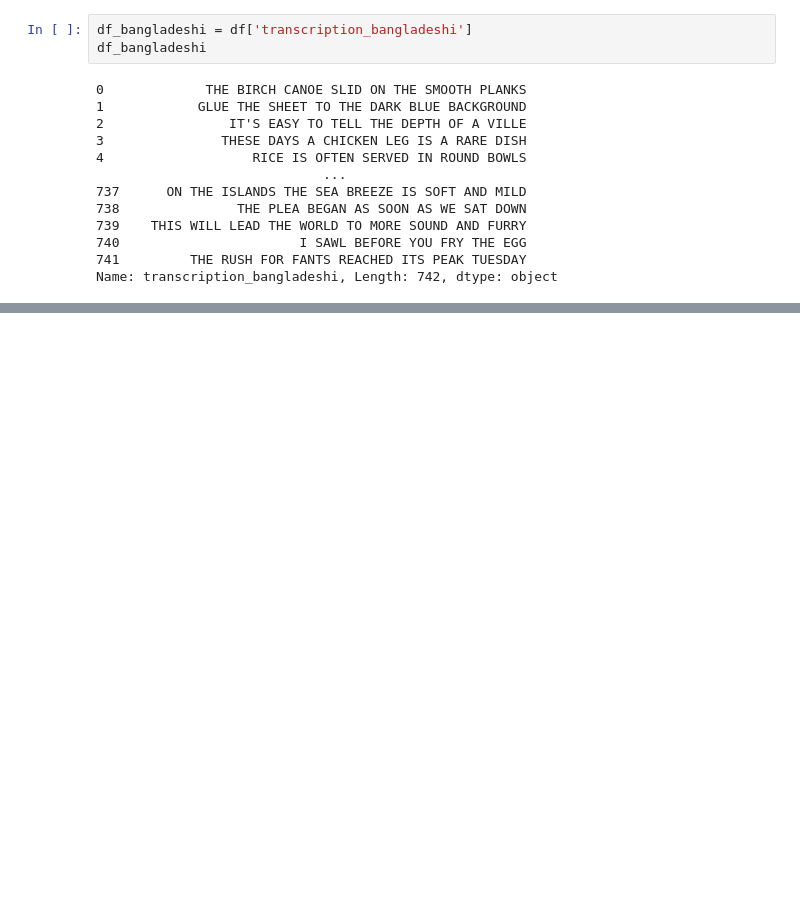
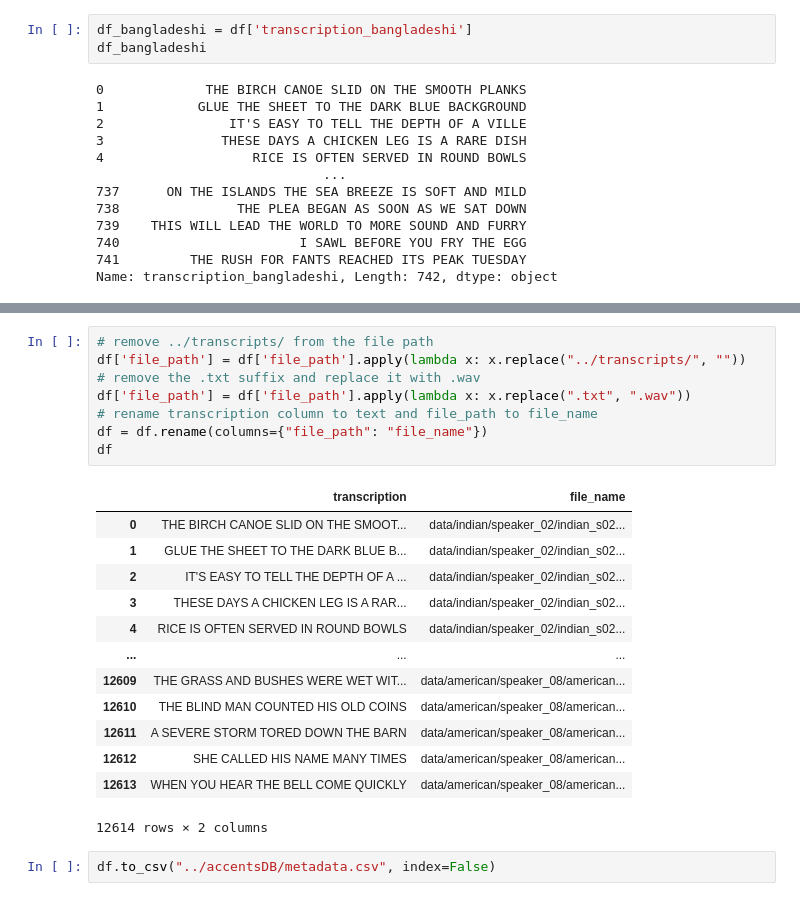
Before and after one commit to Blaizzy/evaluating-asr-accent-robustness, a Jupyter notebook: scripts/eda.ipynb, the cells around one changed output, grey strips where cells are left out. Cells and saved outputs as stored; diff of their text form; blank space fills up the shorter version.

```diff
--- a/scripts/eda.ipynb
+++ b/scripts/eda.ipynb
@@ -181,0 +292,24 @@ df_bangladeshi.to_csv('../transcripts/transcripts_bangladeshi.csv', index=False)
+# %%
+# remove ../transcripts/ from the file path
+df['file_path'] = df['file_path'].apply(lambda x: x.replace("../transcripts/", ""))
+# remove the .txt suffix and replace it with .wav
+df['file_path'] = df['file_path'].apply(lambda x: x.replace(".txt", ".wav"))
+# rename transcription column to text and file_path to file_name
+df = df.rename(columns={"file_path": "file_name"})
+df
+# %% [output]
+|  | transcription | file_name |
+| 0 | THE BIRCH CANOE SLID ON THE SMOOT... | data/indian/speaker_02/indian_s02... |
+| 1 | GLUE THE SHEET TO THE DARK BLUE B... | data/indian/speaker_02/indian_s02... |
+| 2 | IT'S EASY TO TELL THE DEPTH OF A ... | data/indian/speaker_02/indian_s02... |
+| 3 | THESE DAYS A CHICKEN LEG IS A RAR... | data/indian/speaker_02/indian_s02... |
+| 4 | RICE IS OFTEN SERVED IN ROUND BOWLS | data/indian/speaker_02/indian_s02... |
+| ... | ... | ... |
+| 12609 | THE GRASS AND BUSHES WERE WET WIT... | data/american/speaker_08/american... |
+| 12610 | THE BLIND MAN COUNTED HIS OLD COINS | data/american/speaker_08/american... |
+| 12611 | A SEVERE STORM TORED DOWN THE BARN | data/american/speaker_08/american... |
+| 12612 | SHE CALLED HIS NAME MANY TIMES | data/american/speaker_08/american... |
+| 12613 | WHEN YOU HEAR THE BELL COME QUICKLY | data/american/speaker_08/american... |
+12614 rows × 2 columns
+# %%
+df.to_csv("../accentsDB/metadata.csv", index=False)
```
Also changed, not shown: parts of 13 cells of this notebook, 25 other files.
